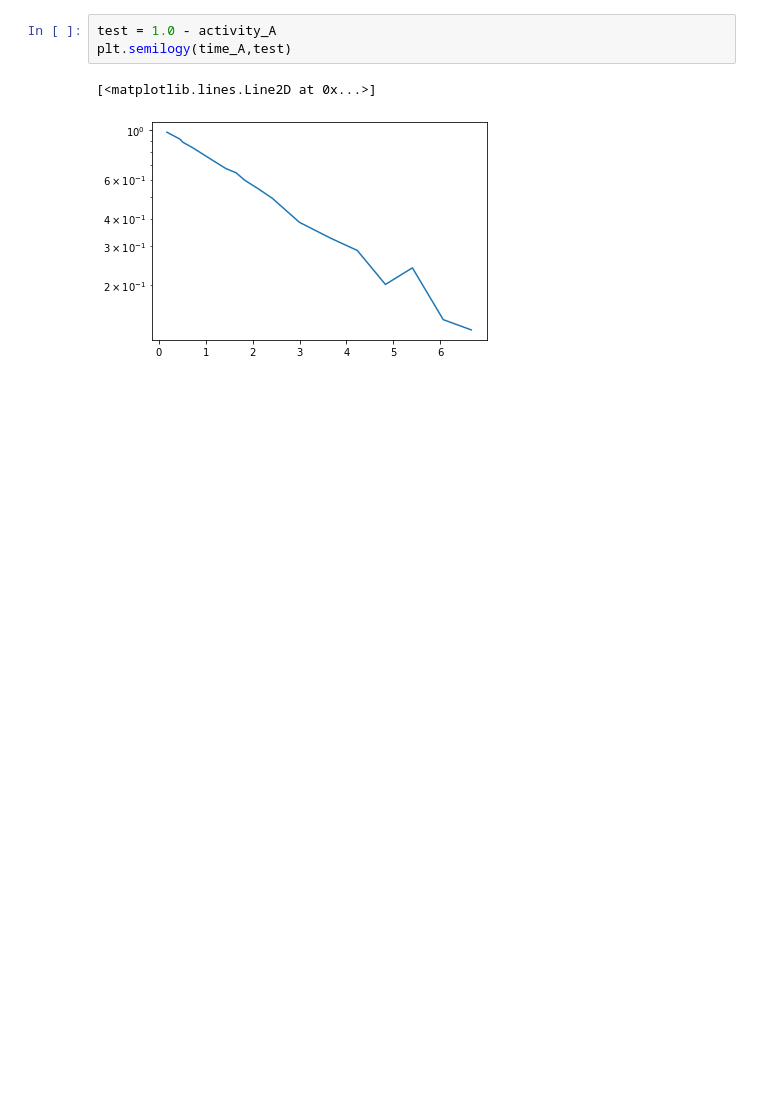
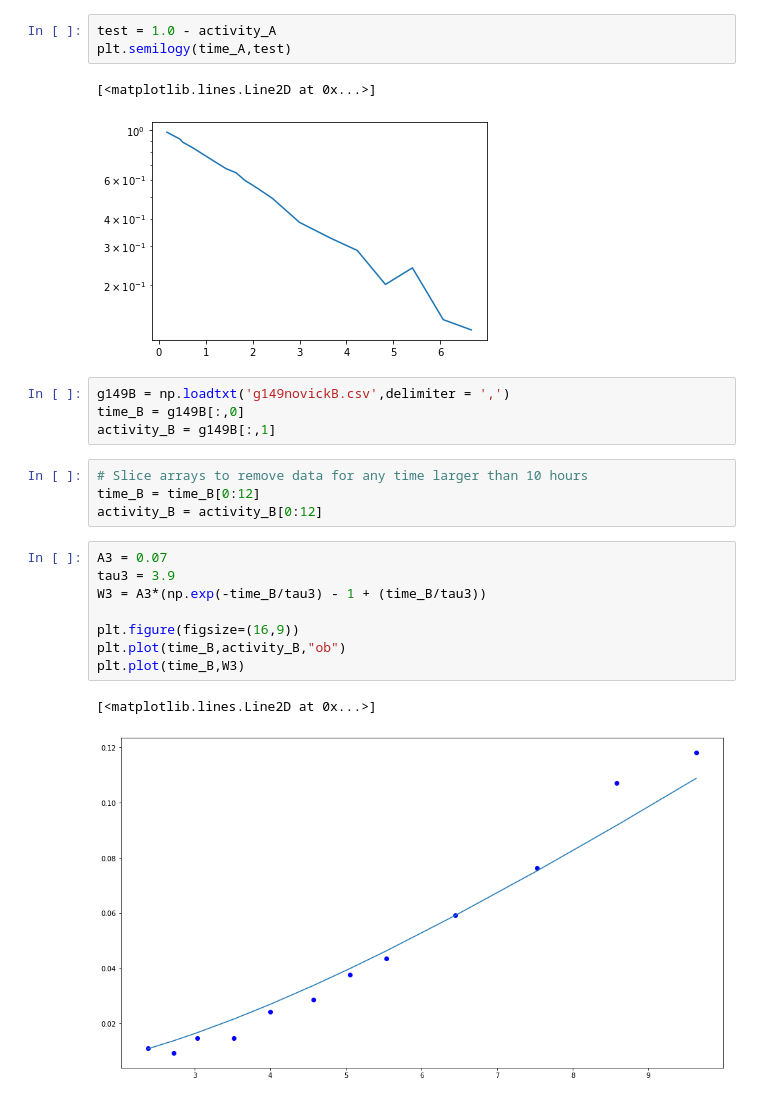
Before and after one commit to mkuchle16/biophysics, a Jupyter notebook: week-02/computer-lab-1.ipynb, the cells around one changed output. Cells and saved outputs as stored; diff of their text form; blank space fills up the shorter version.

```diff
--- a/week-02/computer-lab-1.ipynb
+++ b/week-02/computer-lab-1.ipynb
@@ -222,3 +225,22 @@ plt.semilogy(time_A,test)
 # %% [output]
 [<matplotlib.lines.Line2D at 0x...>]
 [figure]
+# %%
+g149B = np.loadtxt('g149novickB.csv',delimiter = ',')
+time_B = g149B[:,0]
+activity_B = g149B[:,1]
+# %%
+# Slice arrays to remove data for any time larger than 10 hours
+time_B = time_B[0:12]
+activity_B = activity_B[0:12]
+# %%
+A3 = 0.07
+tau3 = 3.9
+W3 = A3*(np.exp(-time_B/tau3) - 1 + (time_B/tau3))
+
+plt.figure(figsize=(16,9))
+plt.plot(time_B,activity_B,"ob")
+plt.plot(time_B,W3)
+# %% [output]
+[<matplotlib.lines.Line2D at 0x...>]
+[figure, added]
```
Also changed, not shown: parts of 3 cells of this notebook.
